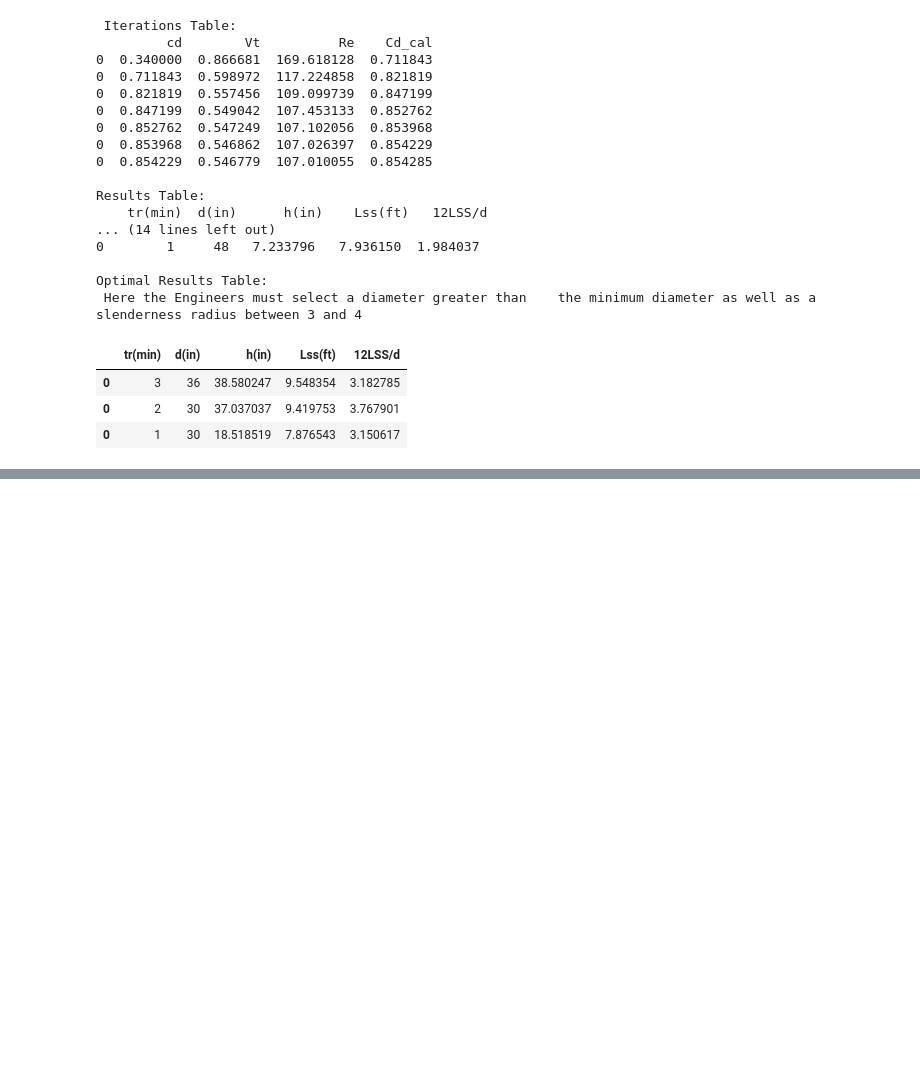
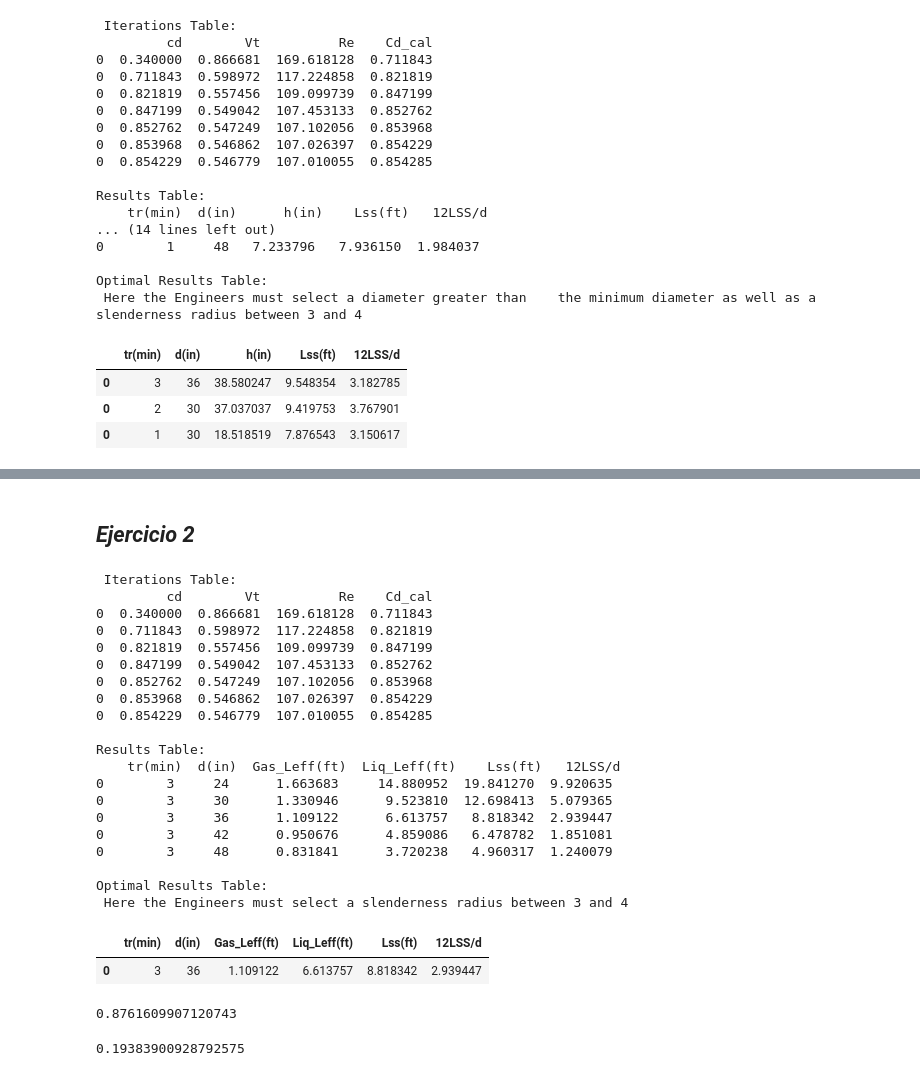
Before and after one commit to FreddyEcu-Ch/Oil-and-Gas-Resources, a Jupyter notebook: Oil & Gas Separators.ipynb, the cells around one changed output, grey strips where cells are left out. Cells and saved outputs as stored; diff of their text form; code cells hidden in the pictures; blank space fills up the shorter version.

Commit message:
Separators design

```diff
--- a/Oil & Gas Separators.ipynb
+++ b/Oil & Gas Separators.ipynb
@@ -105,5 +84,0 @@ df
-# %%
-d = np.array([16, 20, 24, 30, 36, 42, 48])
-t = np.array([3])
-df = pd.DataFrame()
-df = (pd.concat([df, pd.DataFrame({'t':[time], 'd':[dia]})])  for time in t for dia in d)
@@ -113,0 +89,73 @@ StopIteration:
+# %%
+def separator_bif_horizontal(qg, ql, Api, sg_gas, P, T, z, dm, u, tr):
+    pho_l = 62.4 * (141.5 / (131.5 + Api))
+    pho_g = 2.7 * sg_gas * P / (z * (T + 460))
+    cd = 0.34
+    df = pd.DataFrame()
+    # Iterate until the cd value converge
+    while True:
+        vt = 0.0119 * ((pho_l - pho_g) / pho_g * (dm / cd))**0.5
+        re = (0.0049 * pho_g * dm * vt) / u
+        cd_cal = 24 / re + 3 / re**0.5 + 0.34
+        df1 = pd.DataFrame({'cd':[cd], 'Vt':[vt], 'Re':[re], 'Cd_cal':[cd_cal]})
+        df = pd.concat([df, df1])
+        cd = cd_cal
+        row = np.array(df.iloc[-1, :])
+        if isclose(row[0], row[-1], abs_tol=0.0001) is True:
+            break
+    print(f" Iterations Table: \n{df}")
+    cd = df.iloc[-1, -1]
+    dLeff = 420 * (((T + 460) * z * qg) / P) * ((pho_g / (pho_l - pho_g)) * (cd / dm))**0.5
+    tr = [tr]
+    dia = [24, 30, 36, 42, 48]
+    tabla = pd.DataFrame()
+    # Looping to create results table
+    for t in tr:
+        for diam in dia:
+            tabla1 = pd.DataFrame({'tr(min)': [t], 'd(in)': [diam]})
+            tabla = pd.concat([tabla, tabla1])
+    tabla['Gas_Leff(ft)'] = dLeff / tabla['d(in)']
+    tabla['Liq_Leff(ft)'] = (tabla['tr(min)'] * 2000) / (tabla['d(in)']**2 * 0.7)
+    tabla['Lss(ft)'] = np.where(tabla['Gas_Leff(ft)'] > tabla['Liq_Leff(ft)'], tabla['Gas_Leff(ft)'] + (tabla['d(in)'] / 12), (4 / 3) * tabla['Liq_Leff(ft)'])
+    tabla['12LSS/d'] = (12 * tabla['Lss(ft)']) / tabla['d(in)']
+    print(f"\nResults Table: \n {tabla}")
+    print("\nOptimal Results Table: \n Here the Engineers must select a slenderness radius between 3 and 4")
+    # Slice the results table, considering conditions to get the best dimension of the separator
+    tabla_res = tabla.loc[(tabla['12LSS/d'] > 2.9) & (tabla['12LSS/d'] < 4)]
+    return tabla_res
+# %% [markdown]
+## *Ejercicio 2*
+# %%
+separator_bif_horizontal(10, 2000, 40, 0.6, 1000, 60, 0.84, 140, 0.013, 3)
+# %% [output]
+ Iterations Table:
+         cd        Vt          Re    Cd_cal
+0  0.340000  0.866681  169.618128  0.711843
+0  0.711843  0.598972  117.224858  0.821819
+0  0.821819  0.557456  109.099739  0.847199
+0  0.847199  0.549042  107.453133  0.852762
+0  0.852762  0.547249  107.102056  0.853968
+0  0.853968  0.546862  107.026397  0.854229
+0  0.854229  0.546779  107.010055  0.854285
+
+Results Table:
+    tr(min)  d(in)  Gas_Leff(ft)  Liq_Leff(ft)    Lss(ft)   12LSS/d
+0        3     24      1.663683     14.880952  19.841270  9.920635
+0        3     30      1.330946      9.523810  12.698413  5.079365
+0        3     36      1.109122      6.613757   8.818342  2.939447
+0        3     42      0.950676      4.859086   6.478782  1.851081
+0        3     48      0.831841      3.720238   4.960317  1.240079
+
+Optimal Results Table:
+ Here the Engineers must select a slenderness radius between 3 and 4
+|  | tr(min) | d(in) | Gas_Leff(ft) | Liq_Leff(ft) | Lss(ft) | 12LSS/d |
+| 0 | 3 | 36 | 1.109122 | 6.613757 | 8.818342 | 2.939447 |
+# %%
+sg = 141.5 / (131.5 + 30)
+sg
+# %% [output]
+0.8761609907120743
+# %%
+1.07 - sg
+# %% [output]
+0.19383900928792575
```
Also changed, not shown: parts of 11 cells of this notebook.
